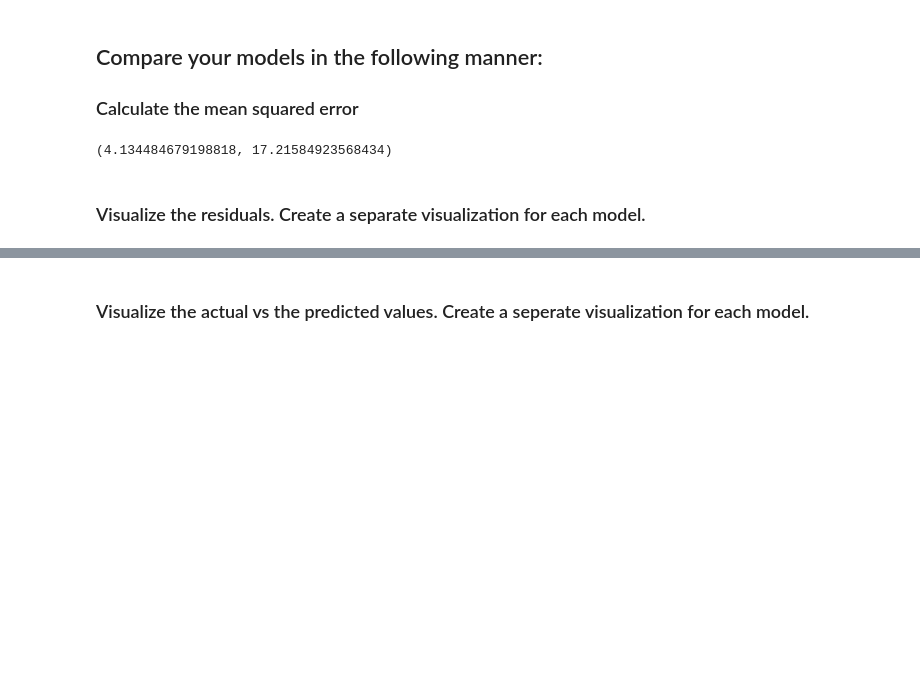
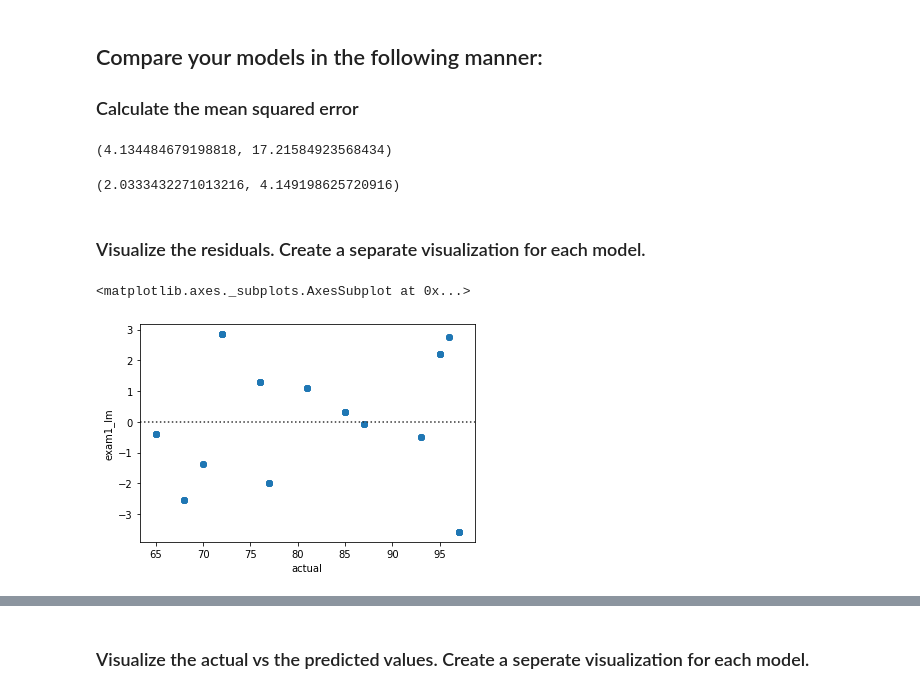
Before and after one commit to brandireger/ds-methodologies-exercises, a Jupyter notebook: regression/model.ipynb, the cells around one changed output, grey strips where cells are left out. Saved outputs shown, nothing was run; the diff lists cells and outputs as text; code cells hidden in the pictures; blank space fills up the shorter version.

```diff
--- a/regression/model.ipynb
+++ b/regression/model.ipynb
@@ -81,5 +78,14 @@ SSE2, ESS2, TSS2, MSE2, RMSE2 = evaluate.regression_errors(train.final_grade, pr
 MSE1, MSE2
 # %% [output]
 (4.134484679198818, 17.21584923568434)
+# %%
+RMSE1, RMSE2
+# %% [output]
+(2.0333432271013216, 4.149198625720916)
 # %% [markdown]
 ### Visualize the residuals. Create a separate visualization for each model.
+# %%
+sns.residplot(predictions.actual, predictions.exam1_lm)
+# %% [output]
+<matplotlib.axes._subplots.AxesSubplot at 0x...>
+[figure, added]
```
Also changed, not shown: parts of 24 cells of this notebook.
